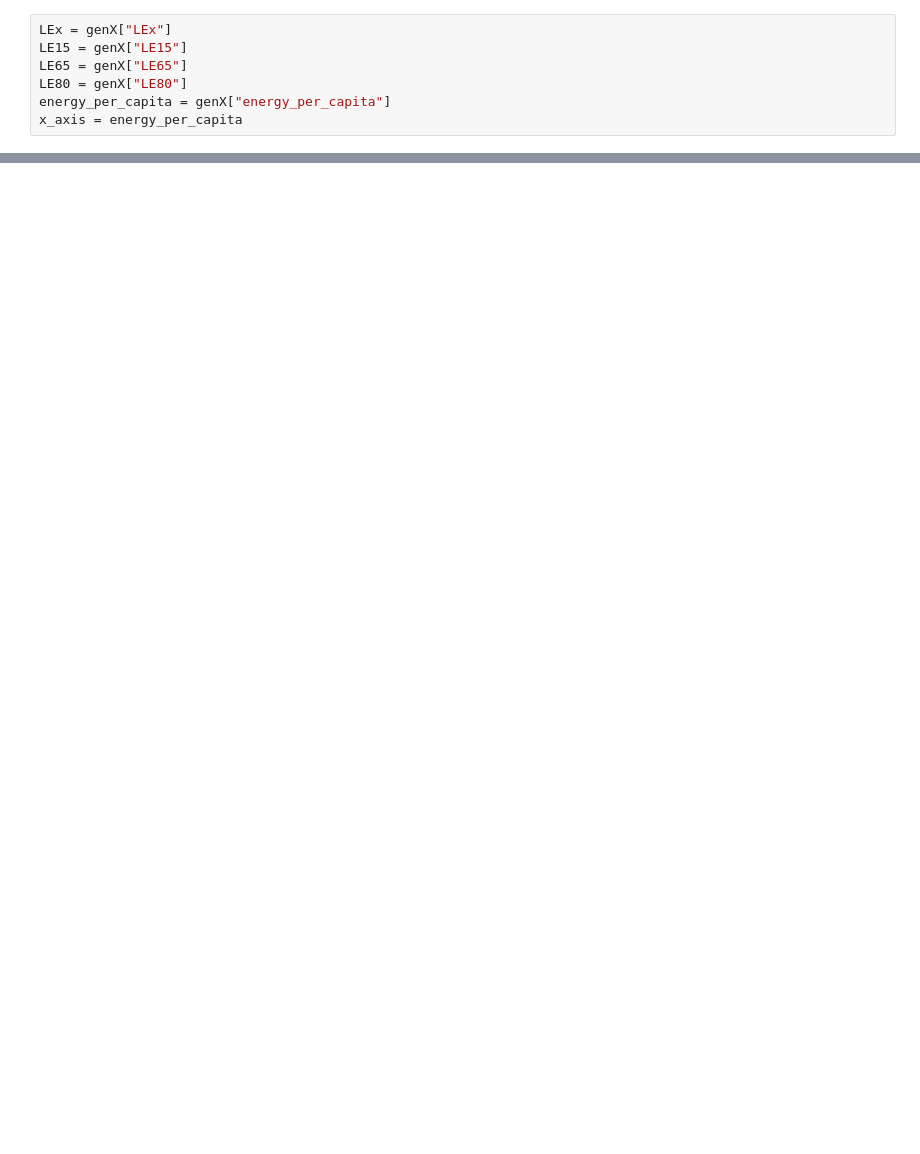
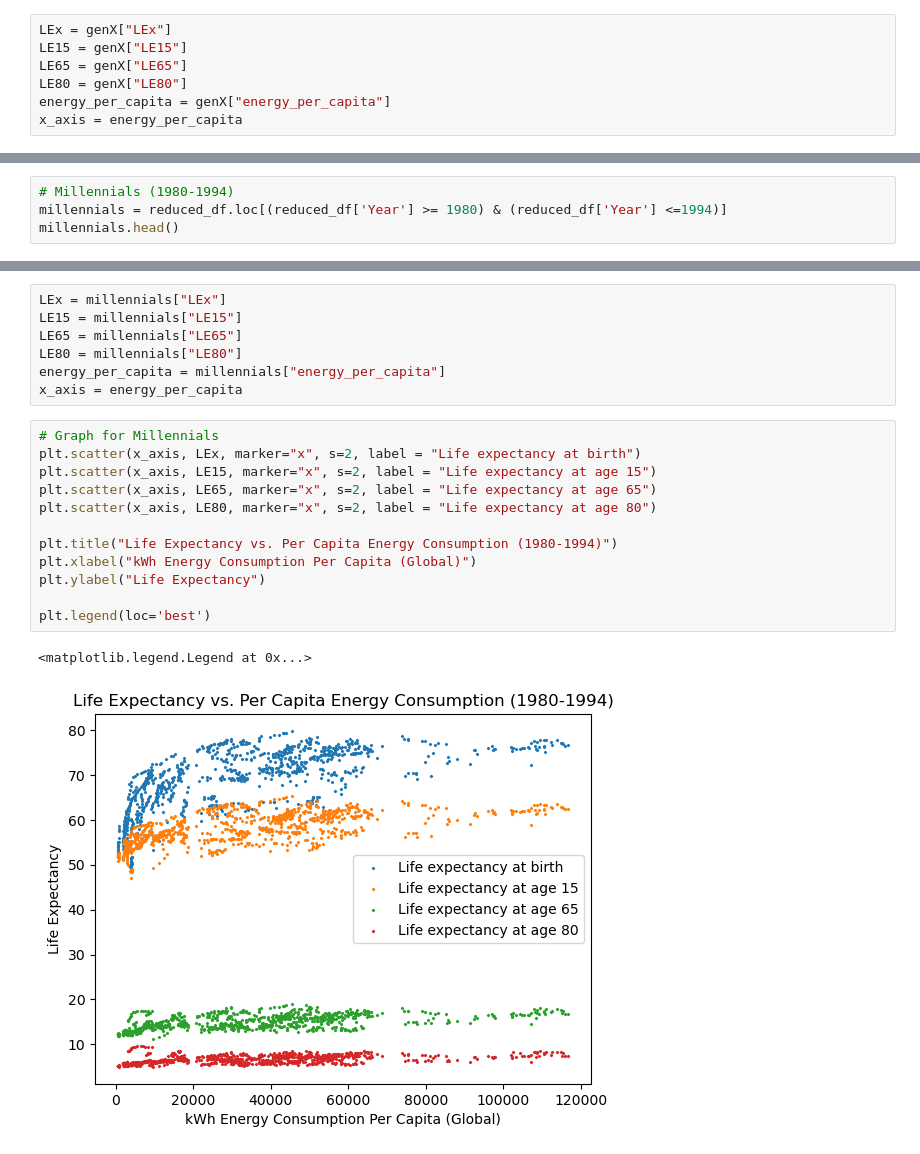
Before and after one commit to Faith-Hall/Group-Project-1, a Jupyter notebook: analysis_1.ipynb, the cells around one changed output, grey strips where cells are left out. Cells and saved outputs as stored; diff of their text form; blank space fills up the shorter version.

Commit message:
generation graphs

```diff
--- a/analysis_1.ipynb
+++ b/analysis_1.ipynb
@@ -144,3 +125,7 @@ plt.legend(loc='best')
 # %% [output]
 <matplotlib.legend.Legend at 0x...>
 [figure]
+# %%
+# Millennials (1980-1994)
+millennials = reduced_df.loc[(reduced_df['Year'] >= 1980) & (reduced_df['Year'] <=1994)]
+millennials.head()
@@ -146,0 +139,22 @@ plt.legend(loc='best')
+# %%
+LEx = millennials["LEx"]
+LE15 = millennials["LE15"]
+LE65 = millennials["LE65"]
+LE80 = millennials["LE80"]
+energy_per_capita = millennials["energy_per_capita"]
+x_axis = energy_per_capita
+# %%
+# Graph for Millennials
+plt.scatter(x_axis, LEx, marker="x", s=2, label = "Life expectancy at birth")
+plt.scatter(x_axis, LE15, marker="x", s=2, label = "Life expectancy at age 15")
+plt.scatter(x_axis, LE65, marker="x", s=2, label = "Life expectancy at age 65")
+plt.scatter(x_axis, LE80, marker="x", s=2, label = "Life expectancy at age 80")
+
+plt.title("Life Expectancy vs. Per Capita Energy Consumption (1980-1994)")
+plt.xlabel("kWh Energy Consumption Per Capita (Global)")
+plt.ylabel("Life Expectancy")
+
+plt.legend(loc='best')
+# %% [output]
+<matplotlib.legend.Legend at 0x...>
+[figure, added]
```
Also changed, not shown: parts of 10 cells of this notebook.
